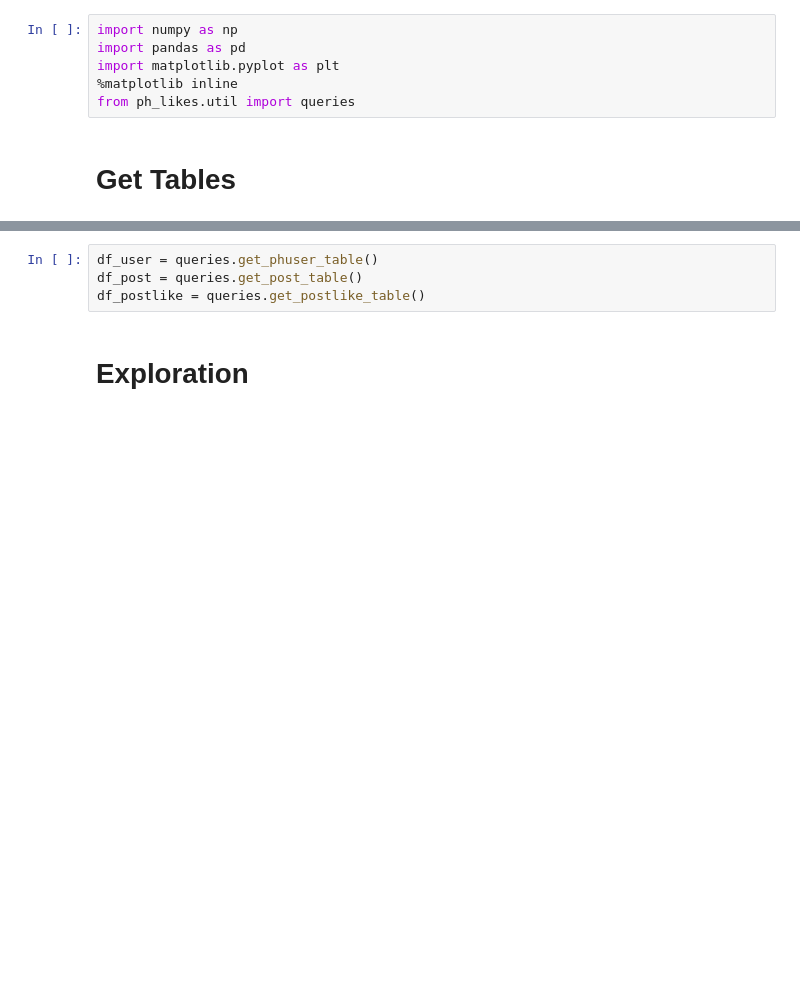
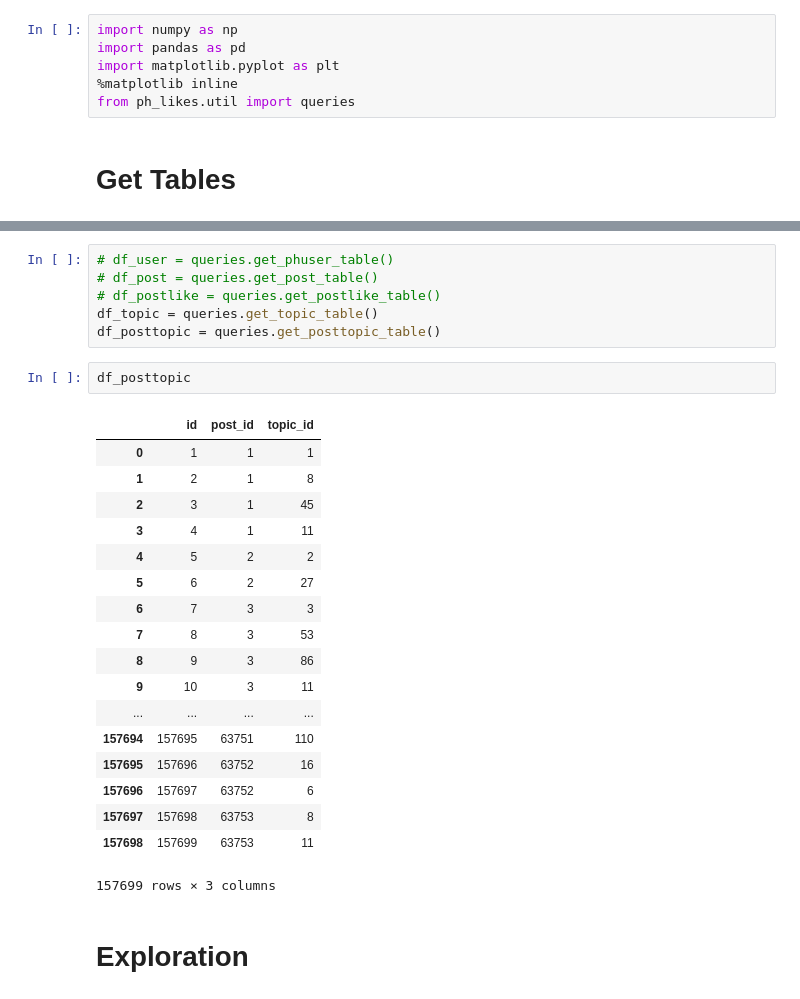
Before and after one commit to a-ozbek/ph-likes, a Jupyter notebook: ph_likes/research/data-exploration/data-exploration.ipynb, the cells around one changed output, grey strips where cells are left out. Cells and saved outputs as stored; diff of their text form; blank space fills up the shorter version.

```diff
--- a/ph_likes/research/data-exploration/data-exploration.ipynb
+++ b/ph_likes/research/data-exploration/data-exploration.ipynb
@@ -25,7 +27,30 @@ queries.get_table_names()
 # %%
-df_user = queries.get_phuser_table()
-df_post = queries.get_post_table()
-df_postlike = queries.get_postlike_table()
+# df_user = queries.get_phuser_table()
+# df_post = queries.get_post_table()
+# df_postlike = queries.get_postlike_table()
+df_topic = queries.get_topic_table()
+df_posttopic = queries.get_posttopic_table()
+# %%
+df_posttopic
+# %% [output]
+|  | id | post_id | topic_id |
+| 0 | 1 | 1 | 1 |
+| 1 | 2 | 1 | 8 |
+| 2 | 3 | 1 | 45 |
+| 3 | 4 | 1 | 11 |
+| 4 | 5 | 2 | 2 |
+| 5 | 6 | 2 | 27 |
+| 6 | 7 | 3 | 3 |
+| 7 | 8 | 3 | 53 |
+| 8 | 9 | 3 | 86 |
+| 9 | 10 | 3 | 11 |
+| ... | ... | ... | ... |
+| 157694 | 157695 | 63751 | 110 |
+| 157695 | 157696 | 63752 | 16 |
+| 157696 | 157697 | 63752 | 6 |
+| 157697 | 157698 | 63753 | 8 |
+| 157698 | 157699 | 63753 | 11 |
+157699 rows × 3 columns
 # %% [markdown]
 # Exploration
 # %%
```
Also changed, not shown: parts of 6 cells of this notebook, 2 other files.
